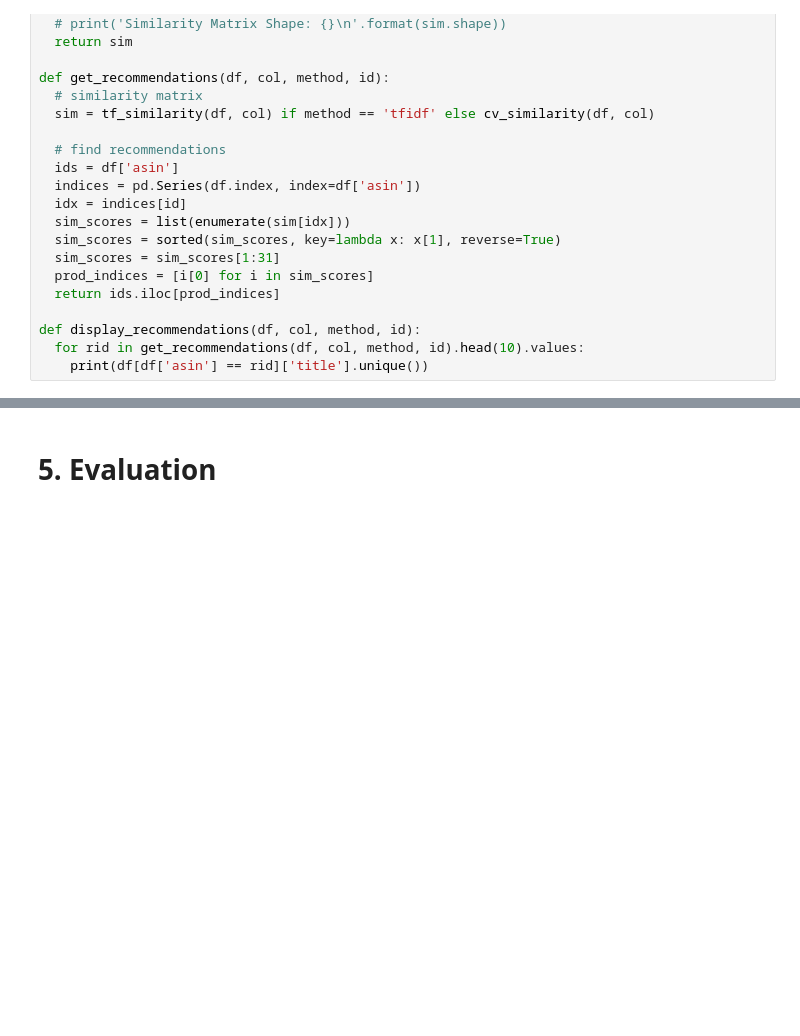
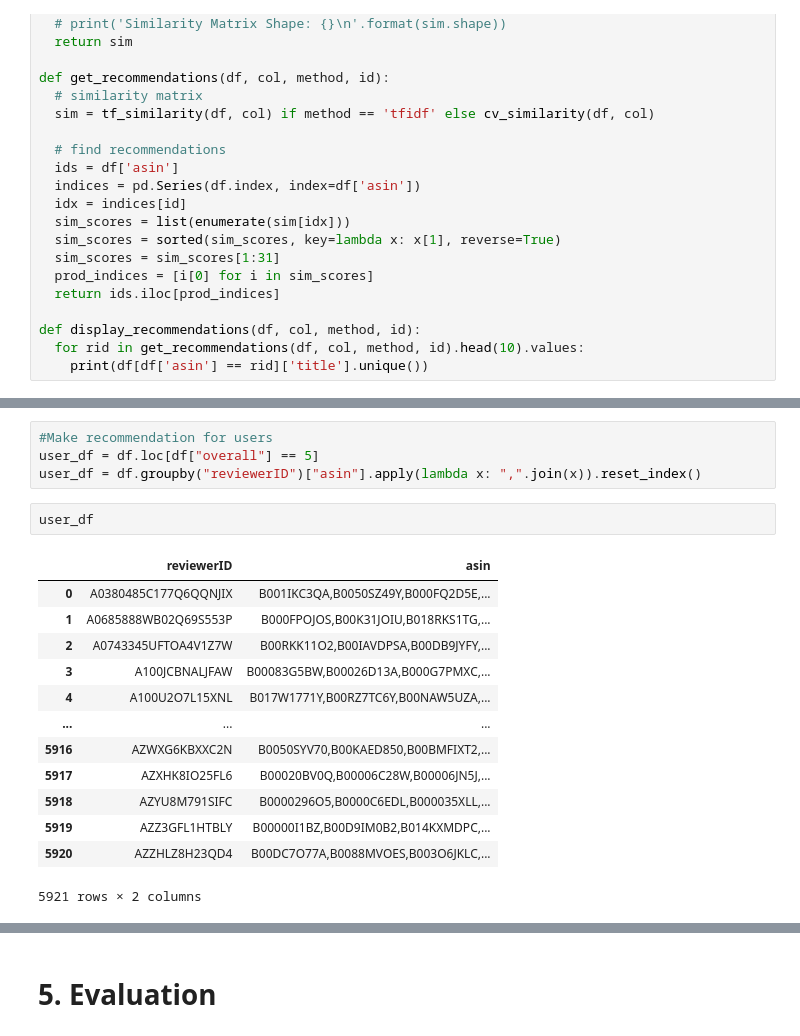
Before and after one commit to vishu-tyagi/Recommender-Systems-for-Amazon, a Jupyter notebook: code/video_games_model_2.ipynb, the cells around one changed output, grey strips where cells are left out. Saved outputs shown, nothing was run; the diff lists cells and outputs as text; blank space fills up the shorter version.

```diff
--- a/code/video_games_model_2.ipynb
+++ b/code/video_games_model_2.ipynb
@@ -205,3 +198,23 @@ Similarity Matrix Shape: (3784, 3784)
 ['Final Fantasy X']
 ['Diablo III']
 ['Grand Theft Auto IV']
+# %%
+#Make recommendation for users
+user_df = df.loc[df["overall"] == 5]
+user_df = df.groupby("reviewerID")["asin"].apply(lambda x: ",".join(x)).reset_index()
+# %%
+user_df
+# %% [output]
+|  | reviewerID | asin |
+| 0 | A0380485C177Q6QQNJIX | B001IKC3QA,B0050SZ49Y,B000FQ2D5E,... |
+| 1 | A0685888WB02Q69S553P | B000FPOJOS,B00K31JOIU,B018RKS1TG,... |
+| 2 | A0743345UFTOA4V1Z7W | B00RKK11O2,B00IAVDPSA,B00DB9JYFY,... |
+| 3 | A100JCBNALJFAW | B00083G5BW,B00026D13A,B000G7PMXC,... |
+| 4 | A100U2O7L15XNL | B017W1771Y,B00RZ7TC6Y,B00NAW5UZA,... |
+| ... | ... | ... |
+| 5916 | AZWXG6KBXXC2N | B0050SYV70,B00KAED850,B00BMFIXT2,... |
+| 5917 | AZXHK8IO25FL6 | B00020BV0Q,B00006C28W,B00006JN5J,... |
+| 5918 | AZYU8M791SIFC | B0000296O5,B0000C6EDL,B000035XLL,... |
+| 5919 | AZZ3GFL1HTBLY | B00000I1BZ,B00D9IM0B2,B014KXMDPC,... |
+| 5920 | AZZHLZ8H23QD4 | B00DC7O77A,B0088MVOES,B003O6JKLC,... |
+5921 rows × 2 columns
```
Also changed, not shown: parts of 12 cells of this notebook, 1 other file.
